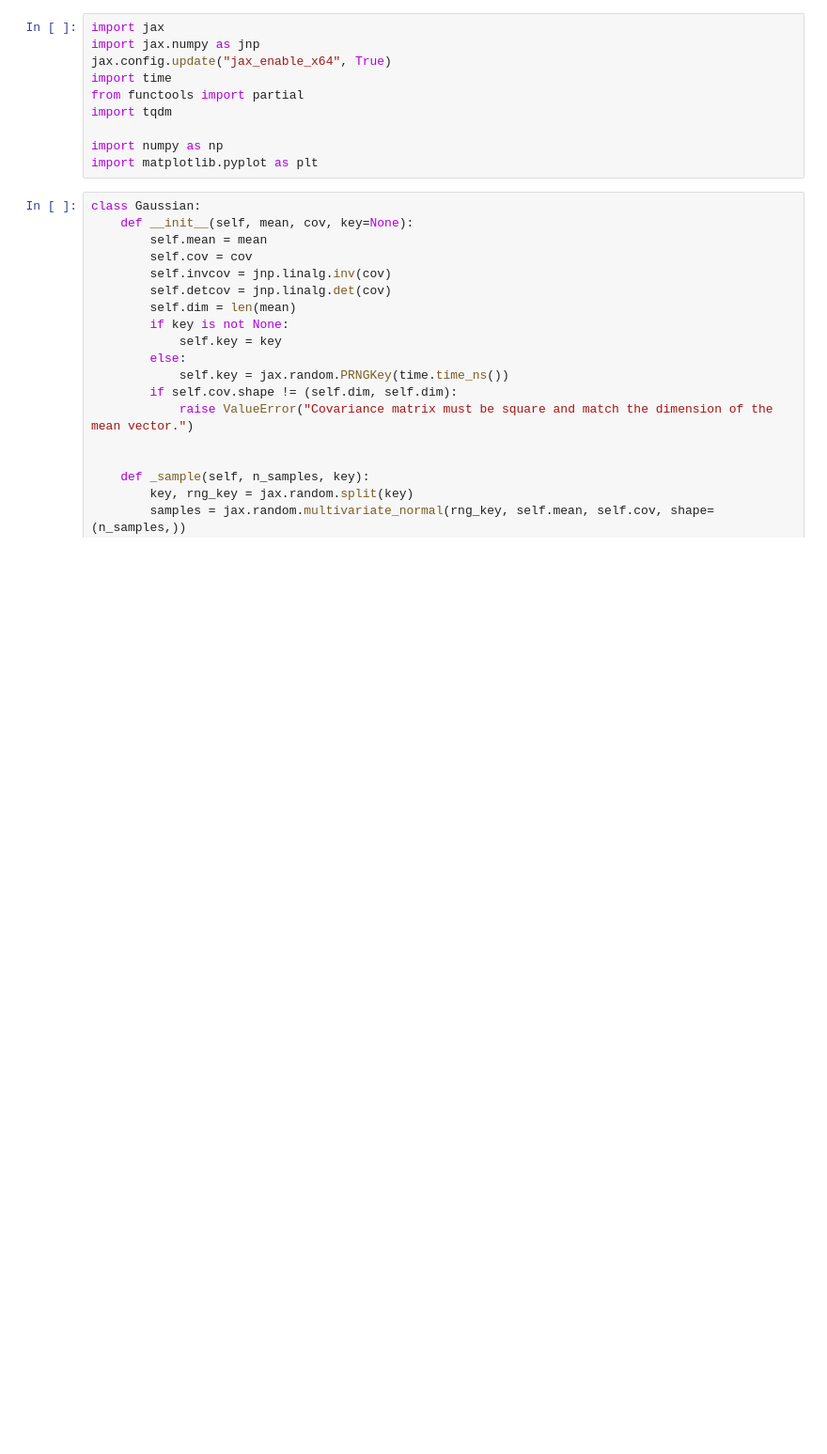
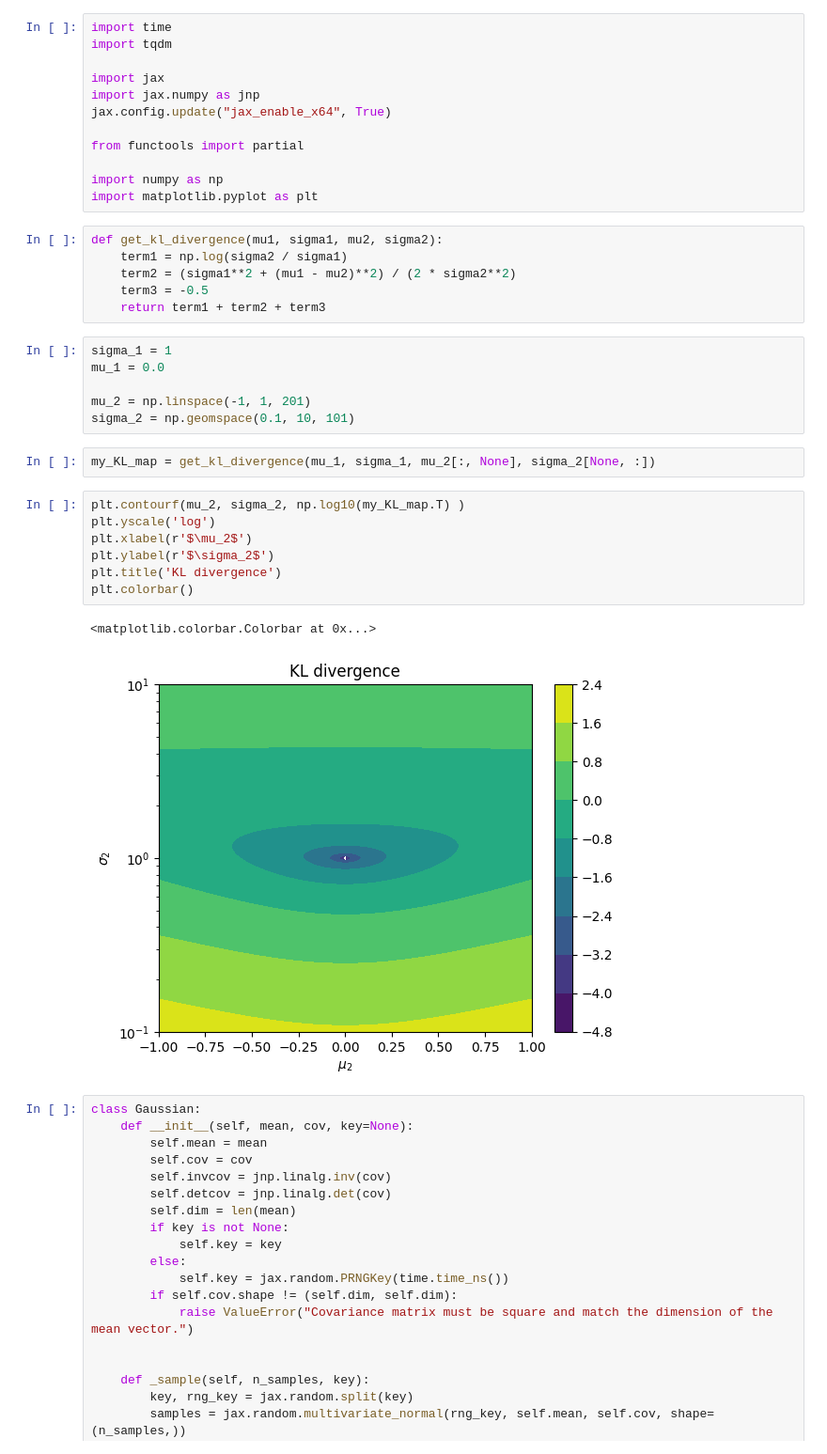
Before and after one commit to Mauropieroni/ACP-test-fork, a Jupyter notebook: notebooks/KL_vs_sigma.ipynb, the cells around one changed output. Shown: that part at 94% size. Cells and saved outputs as stored; diff of their text form; blank space fills up the shorter version.

Commit message:
Added in KL_vs_sigma function for analytic plot

```diff
--- a/notebooks/KL_vs_sigma.ipynb
+++ b/notebooks/KL_vs_sigma.ipynb
@@ -1,13 +1,39 @@
 # %%
+import time
+import tqdm
+
 import jax
 import jax.numpy as jnp
 jax.config.update("jax_enable_x64", True)
-import time
+
 from functools import partial
-import tqdm
 
 import numpy as np
 import matplotlib.pyplot as plt
+# %%
+def get_kl_divergence(mu1, sigma1, mu2, sigma2):
+    term1 = np.log(sigma2 / sigma1)
+    term2 = (sigma1**2 + (mu1 - mu2)**2) / (2 * sigma2**2)
+    term3 = -0.5
+    return term1 + term2 + term3
+# %%
+sigma_1 = 1
+mu_1 = 0.0
+
+mu_2 = np.linspace(-1, 1, 201)
+sigma_2 = np.geomspace(0.1, 10, 101)
+# %%
+my_KL_map = get_kl_divergence(mu_1, sigma_1, mu_2[:, None], sigma_2[None, :])
+# %%
+plt.contourf(mu_2, sigma_2, np.log10(my_KL_map.T) )
+plt.yscale('log')
+plt.xlabel(r'$\mu_2$')
+plt.ylabel(r'$\sigma_2$')
+plt.title('KL divergence')
+plt.colorbar()
+# %% [output]
+<matplotlib.colorbar.Colorbar at 0x...>
+[figure, added]
 # %%
 class Gaussian:
     def __init__(self, mean, cov, key=None):
```
